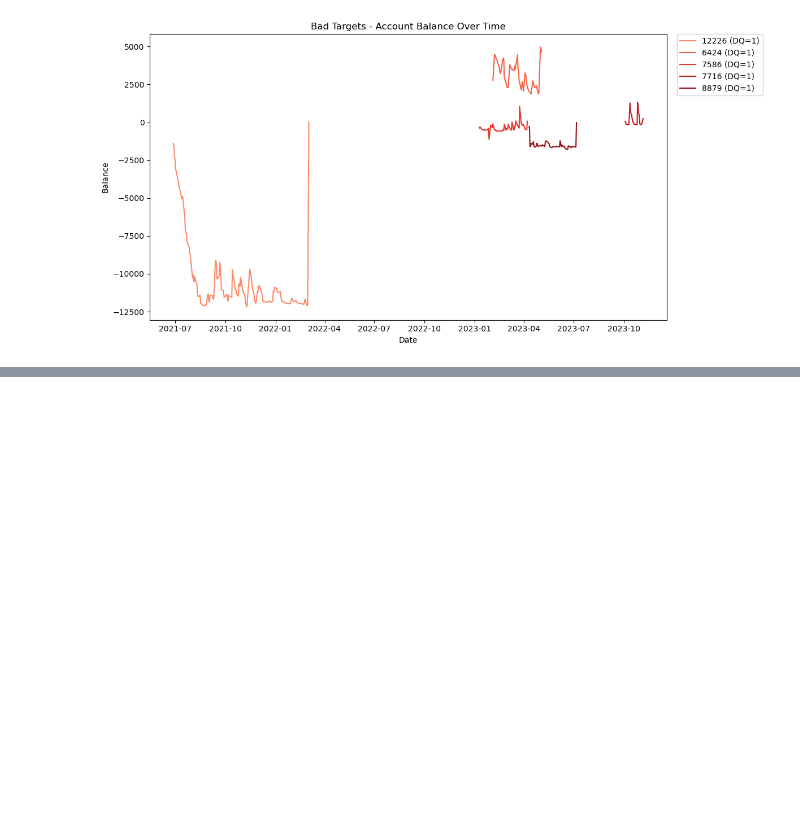
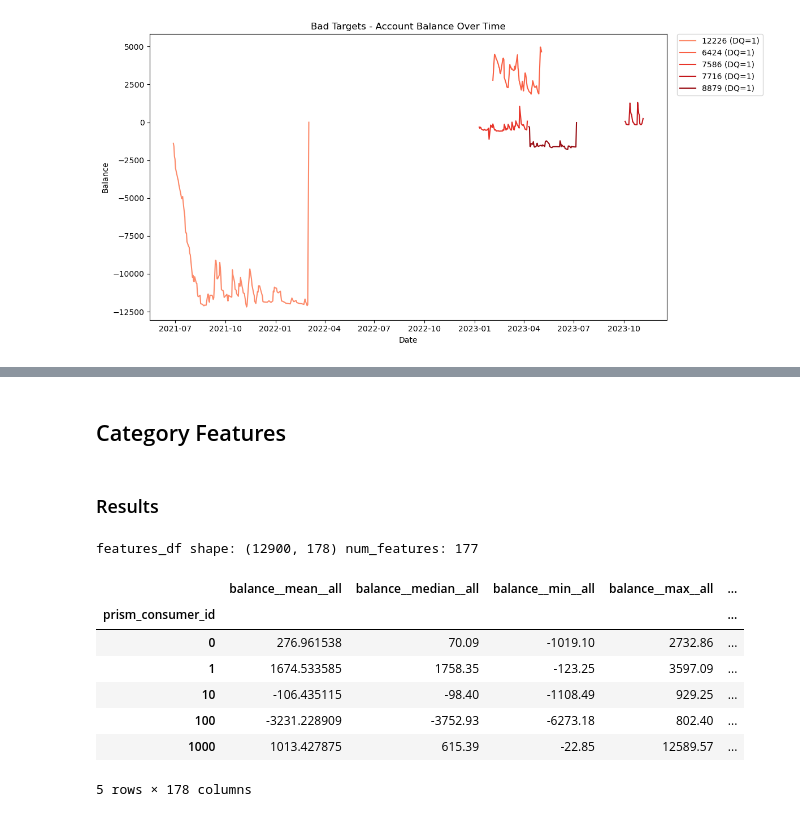
Before and after one commit to kangyuj0531/dsc180a-prism-data, a Jupyter notebook: feature_engineering/balance_over_time.ipynb, the cells around one changed output, grey strips where cells are left out. Saved outputs shown, nothing was run; the diff lists cells and outputs as text; code cells hidden in the pictures; blank space fills up the shorter version.

```diff
--- a/feature_engineering/balance_over_time.ipynb
+++ b/feature_engineering/balance_over_time.ipynb
@@ -190,0 +312,2 @@ plot_subset(subset_bad, "Bad Targets - Account Balance Over Time")
+# %% [markdown]
+## Category Features
@@ -190,0 +397,52 @@ plot_subset(subset_bad, "Bad Targets - Account Balance Over Time")
+# %%
+g = txc.groupby("prism_consumer_id")
+
+income_total = (
+    txc[txc["category"].isin(INCOME_CATS)]
+    .groupby("prism_consumer_id")["signed_amount"]
+    .apply(lambda x: x[x > 0].sum())
+    .rename("income__total__all")
+)
+
+ess_total = (
+    txc[txc["category"].isin(ESSENTIAL_CATS)]
+    .groupby("prism_consumer_id")["signed_amount"]
+    .apply(lambda x: np.abs(x[x < 0]).sum())
+    .rename("essentials_spend__total__all")
+)
+
+disc_total = (
+    txc[txc["category"].isin(DISCRETIONARY_CATS)]
+    .groupby("prism_consumer_id")["signed_amount"]
+    .apply(lambda x: np.abs(x[x < 0]).sum())
+    .rename("discretionary_spend__total__all")
+)
+
+group_feats = pd.concat([income_total, ess_total, disc_total], axis=1).fillna(0)
+group_feats["essentials__pct_of_income__all"] = group_feats["essentials_spend__total__all"] / (group_feats["income__total__all"] + 1e-9)
+group_feats["discretionary__pct_of_income__all"] = group_feats["discretionary_spend__total__all"] / (group_feats["income__total__all"] + 1e-9)
+# %% [markdown]
+### Results
+# %%
+X = (
+    bal_all
+    .join([daily_30, daily_60, daily_90, daily_180], how="outer")
+    .join(tx_all, how="outer")
+    .join(cat_all, how="outer")
+    .join(cat_90, how="outer")
+    .join(group_feats, how="outer")
+).replace([np.inf, -np.inf], np.nan).fillna(0)
+
+features_df = X.join(y, how="inner")
+print("features_df shape:", features_df.shape, "num_features:", features_df.shape[1]-1)
+features_df.head()
+# %% [output]
+features_df shape: (12900, 178) num_features: 177
+|  | balance__mean__all | balance__median__all | balance__min__all | balance__max__all | ... |
+| prism_consumer_id |  |  |  |  | ... |
+| 0 | 276.961538 | 70.09 | -1019.10 | 2732.86 | ... |
+| 1 | 1674.533585 | 1758.35 | -123.25 | 3597.09 | ... |
+| 10 | -106.435115 | -98.40 | -1108.49 | 929.25 | ... |
+| 100 | -3231.228909 | -3752.93 | -6273.18 | 802.40 | ... |
+| 1000 | 1013.427875 | 615.39 | -22.85 | 12589.57 | ... |
+5 rows × 178 columns
```
Also changed, not shown: parts of 17 cells of this notebook.
